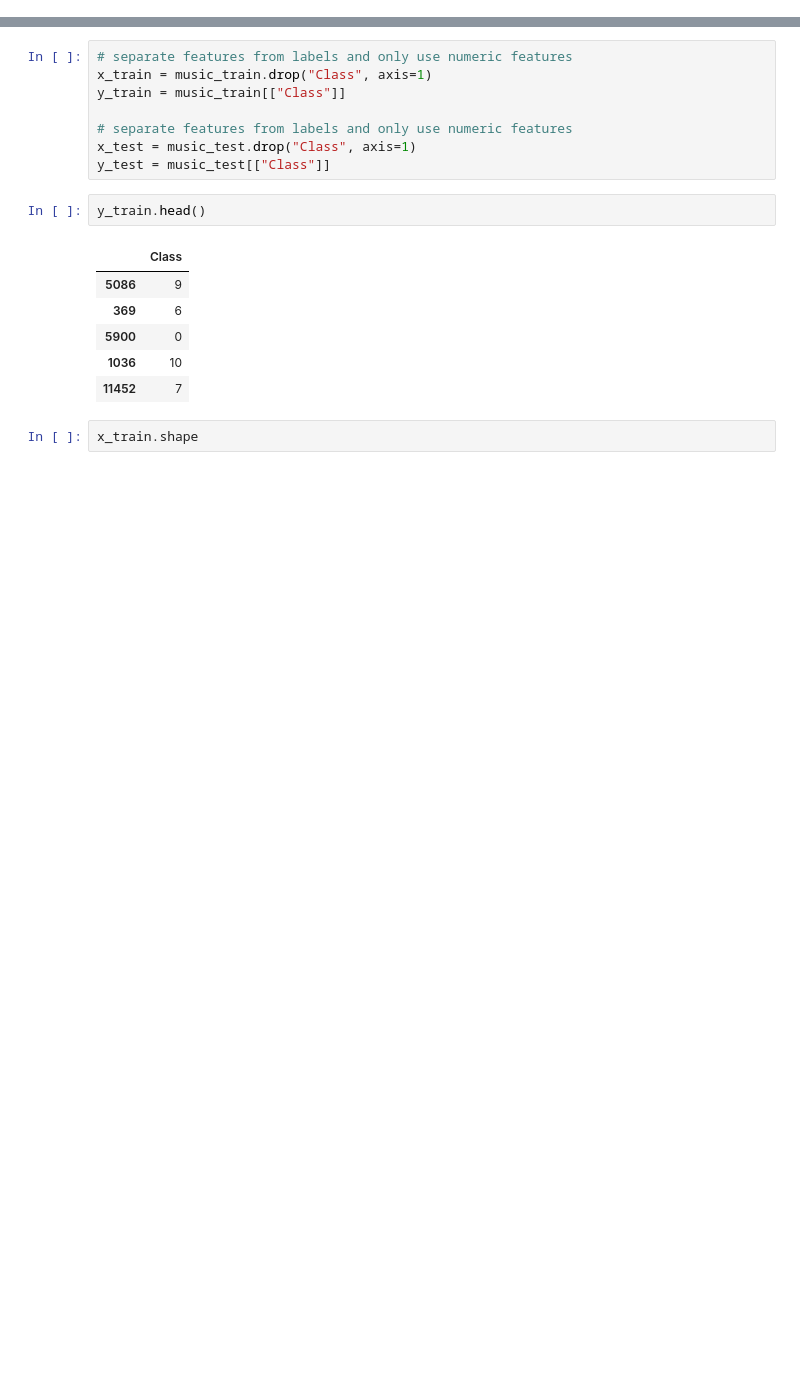
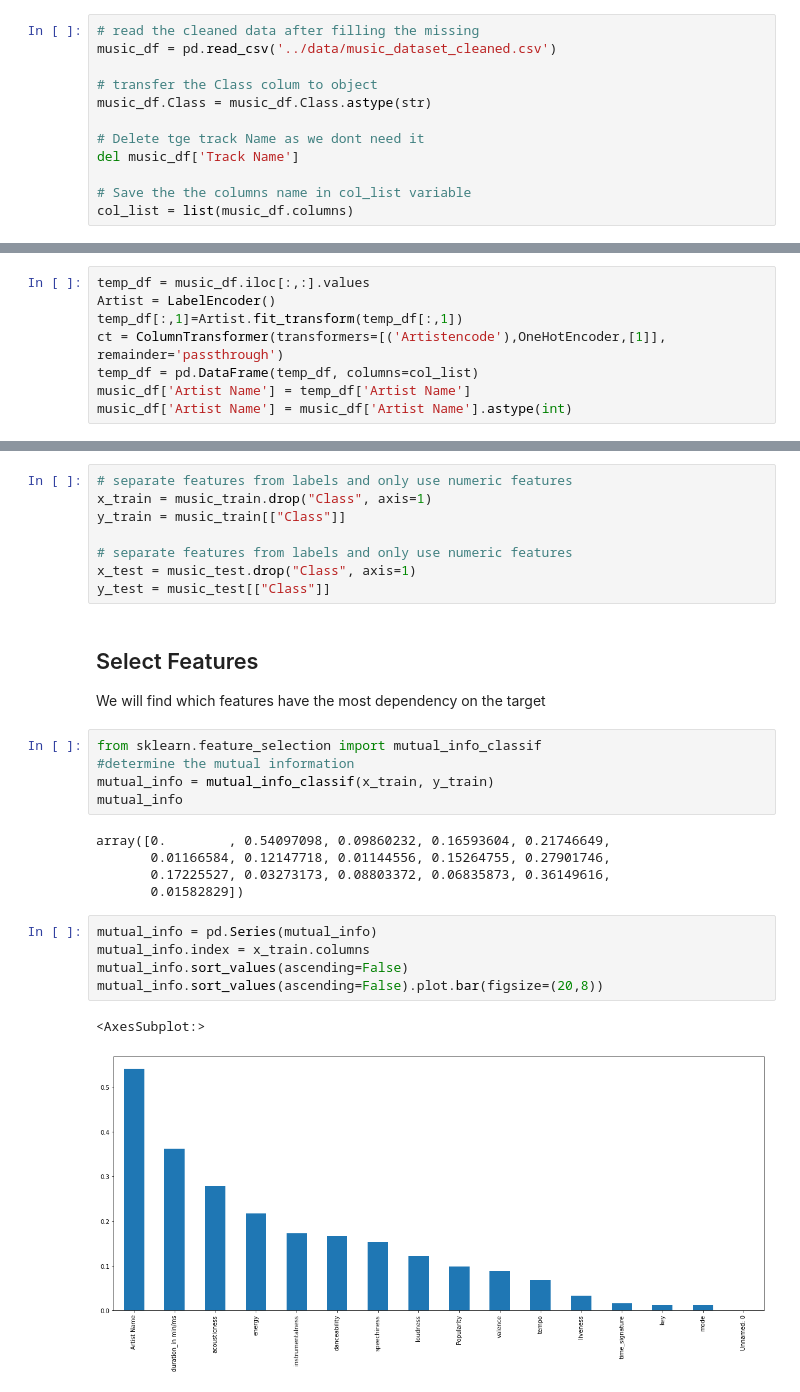
Before and after one commit to rawanalqarni/Music_Dataset, a Jupyter notebook: Samah/ML_RandomForest.ipynb, the cells around one changed output, grey strips where cells are left out. Saved outputs shown, nothing was run; the diff lists cells and outputs as text; blank space fills up the shorter version.

```diff
--- a/Samah/ML_RandomForest.ipynb
+++ b/Samah/ML_RandomForest.ipynb
@@ -23,0 +31,12 @@ from sklearn.pipeline import Pipeline
+# %%
+# read the cleaned data after filling the missing
+music_df = pd.read_csv('../data/music_dataset_cleaned.csv')
+
+# transfer the Class colum to object
+music_df.Class = music_df.Class.astype(str)
+
+# Delete tge track Name as we dont need it
+del music_df['Track Name']
+
+# Save the the columns name in col_list variable
+col_list = list(music_df.columns)
@@ -23,0 +61,8 @@ from sklearn.pipeline import Pipeline
+# %%
+temp_df = music_df.iloc[:,:].values
+Artist = LabelEncoder()
+temp_df[:,1]=Artist.fit_transform(temp_df[:,1])
+ct = ColumnTransformer(transformers=[('Artistencode'),OneHotEncoder,[1]], remainder='passthrough')
+temp_df = pd.DataFrame(temp_df, columns=col_list)
+music_df['Artist Name'] = temp_df['Artist Name']
+music_df['Artist Name'] = music_df['Artist Name'].astype(int)
@@ -37,14 +95,24 @@ y_train = music_train[["Class"]]
 # separate features from labels and only use numeric features
 x_test = music_test.drop("Class", axis=1)
 y_test = music_test[["Class"]]
-# %%
-y_train.head()
-# %% [output]
-|  | Class |
-| 5086 | 9 |
-| 369 | 6 |
-| 5900 | 0 |
-| 1036 | 10 |
-| 11452 | 7 |
-# %%
-x_train.shape
+# %% [markdown]
+## Select Features
+We will find which features have the most dependency on the target
+# %%
+from sklearn.feature_selection import mutual_info_classif
+#determine the mutual information
+mutual_info = mutual_info_classif(x_train, y_train)
+mutual_info
+# %% [output]
+array([0.        , 0.54097098, 0.09860232, 0.16593604, 0.21746649,
+       0.01166584, 0.12147718, 0.01144556, 0.15264755, 0.27901746,
+       0.17225527, 0.03273173, 0.08803372, 0.06835873, 0.36149616,
+       0.01582829])
+# %%
+mutual_info = pd.Series(mutual_info)
+mutual_info.index = x_train.columns
+mutual_info.sort_values(ascending=False)
+mutual_info.sort_values(ascending=False).plot.bar(figsize=(20,8))
+# %% [output]
+<AxesSubplot:>
+[figure, added]
```
Also changed, not shown: parts of 22 cells of this notebook.
